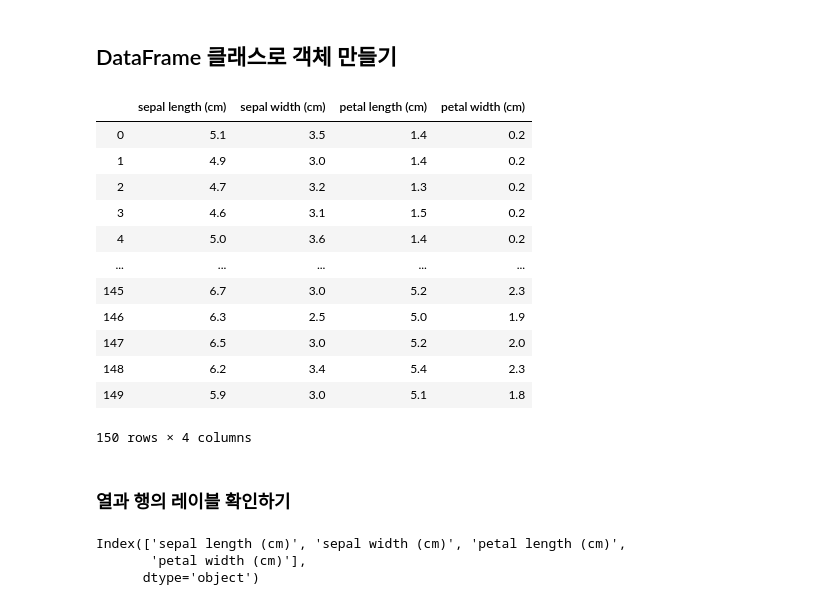
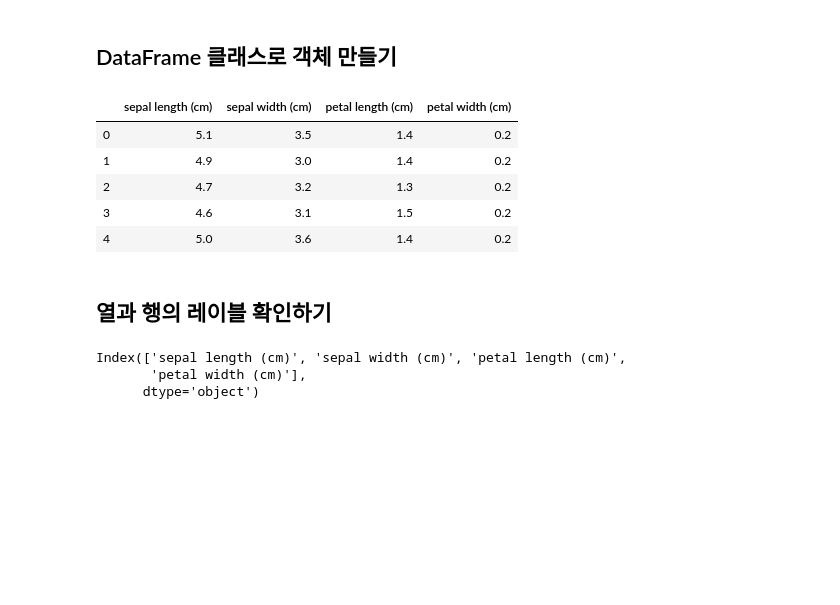
Before and after one commit to zerosum99/numpy_pandas_basic, a Jupyter notebook: 판다스 모듈 알아보기.ipynb, the cells around one changed output. Drawn from its saved outputs; the diff is of its cells as text; code cells hidden in the pictures; blank space fills up the shorter version.

```diff
--- a/판다스 모듈 알아보기.ipynb
+++ b/판다스 모듈 알아보기.ipynb
@@ -39,23 +39,16 @@ numpy.ndarray
 # %%
 df_iris = pd.DataFrame(a, columns=data_iris['feature_names'])
 # %%
-df_iris
+df_iris.head()
 # %% [output]
 |  | sepal length (cm) | sepal width (cm) | petal length (cm) | petal width (cm) |
 | 0 | 5.1 | 3.5 | 1.4 | 0.2 |
 | 1 | 4.9 | 3.0 | 1.4 | 0.2 |
 | 2 | 4.7 | 3.2 | 1.3 | 0.2 |
 | 3 | 4.6 | 3.1 | 1.5 | 0.2 |
 | 4 | 5.0 | 3.6 | 1.4 | 0.2 |
-| ... | ... | ... | ... | ... |
-| 145 | 6.7 | 3.0 | 5.2 | 2.3 |
-| 146 | 6.3 | 2.5 | 5.0 | 1.9 |
-| 147 | 6.5 | 3.0 | 5.2 | 2.0 |
-| 148 | 6.2 | 3.4 | 5.4 | 2.3 |
-| 149 | 5.9 | 3.0 | 5.1 | 1.8 |
-150 rows × 4 columns
 # %% [markdown]
-### 열과 행의 레이블 확인하기
+## 열과 행의 레이블 확인하기
 # %%
 df_iris.columns
 # %% [output]
```
Also changed, not shown: parts of 4 cells of this notebook.
